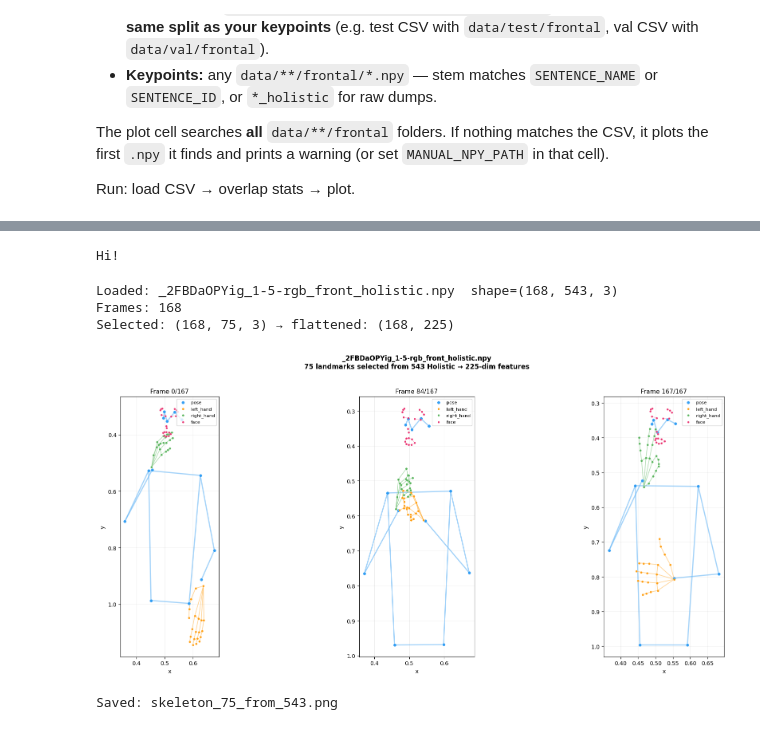
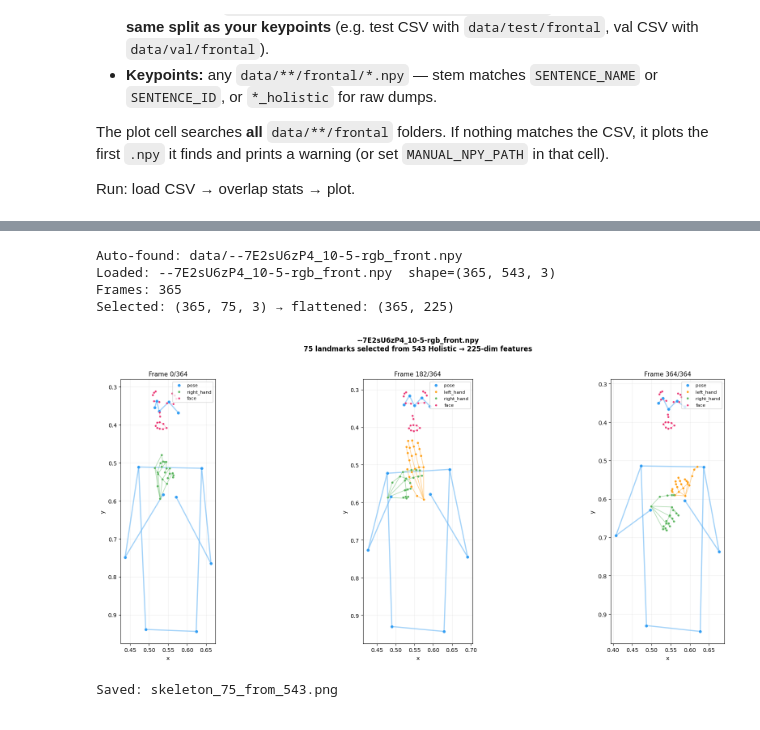
Before and after one commit to kagozi/SLT, a Jupyter notebook: sample.ipynb, the cells around one changed output, grey strips where cells are left out. Cells and saved outputs as stored; diff of their text form; code cells hidden in the pictures.

Commit message:
++ correct paths

```diff
--- a/sample.ipynb
+++ b/sample.ipynb
@@ -226,8 +10,3 @@ Warning: no CSV stem matched any .npy; showing -d5dN54tH2E_0-1-rgb_front_holisti
-# %%
-# Text for the plotted clip (from annotations)
-print(row["SENTENCE"][:500])
-# %% [output]
-Hi!
 # %%
 """
 Visualize 75 selected landmarks from How2Sign (T, 543, 3) Holistic keypoints.
@@ -442,18 +221,8 @@ if __name__ == "__main__":
     import sys
 
     # Accept path as CLI argument or use a default
-    if len(sys.argv) > 1:
-        # npy_path = Path(sys.argv[1])
-        npy_path = Path("./data/test/frontal/_2FBDaOPYig_1-5-rgb_front_holistic.npy")
-    else:
-        # Try to find any .npy in common locations
-        # candidates = list(Path("./data/test/frontal/").glob("**/*.npy"))
-        # if not candidates:
-        #     print("Usage: python plot_skeleton.py <path_to_holistic.npy>")
-        #     print("  Expected shape: (T, 543, 3)")
-        #     sys.exit(1)
-        npy_path = Path("./data/test/frontal/_2FBDaOPYig_1-3-rgb_front_holistic.npy")
-        print(f"Auto-found: {npy_path}")
+    npy_path = Path("./data/--7E2sU6zP4_10-5-rgb_front.npy")
+    print(f"Auto-found: {npy_path}")
 
     # Load
     raw = np.load(npy_path)
@@ -480,35 +249,36 @@ if __name__ == "__main__":
     frame_norms = np.linalg.norm(flat, axis=1)
     nonzero = np.where(frame_norms > 0)[0]
 
     if len(nonzero) == 0:
         print("Warning: all frames are zero!")
         frames_to_show = [0, T // 2, T - 1]
     else:
         frames_to_show = [
             nonzero[0],
             nonzero[len(nonzero) // 2],
             nonzero[-1],
         ]
 
     fig, axes = plt.subplots(1, 3, figsize=(20, 8))
     for ax, fidx in zip(axes, frames_to_show):
         plot_skeleton(
             selected[fidx],
             title=f"Frame {fidx}/{T-1}",
             ax=ax,
         )
 
     fig.suptitle(
         f"{npy_path.name}\n75 landmarks selected from 543 Holistic → 225-dim features",
         fontsize=12, fontweight="bold", y=1.02,
     )
     plt.tight_layout()
     plt.savefig("skeleton_75_from_543.png", dpi=150, bbox_inches="tight")
     plt.show()
     print("Saved: skeleton_75_from_543.png")
 # %% [output]
-Loaded: _2FBDaOPYig_1-5-rgb_front_holistic.npy  shape=(168, 543, 3)
-Frames: 168
-Selected: (168, 75, 3) → flattened: (168, 225)
+Auto-found: data/--7E2sU6zP4_10-5-rgb_front.npy
+Loaded: --7E2sU6zP4_10-5-rgb_front.npy  shape=(365, 543, 3)
+Frames: 365
+Selected: (365, 75, 3) → flattened: (365, 225)
-[figure, old version]
+[figure, new version]
 Saved: skeleton_75_from_543.png
```
Also changed, not shown: parts of 3 cells of this notebook, 25 other files.
